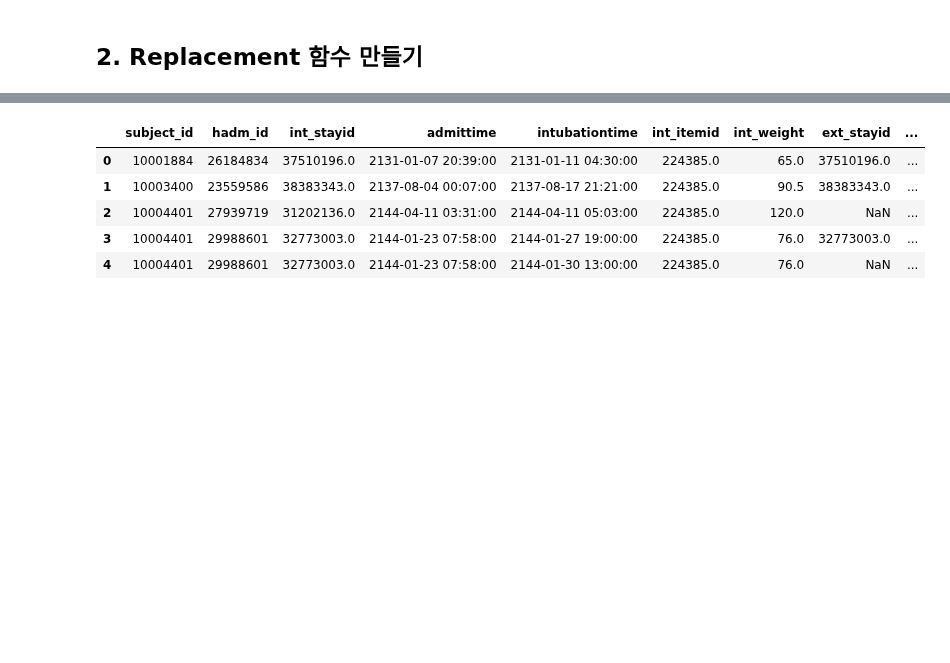
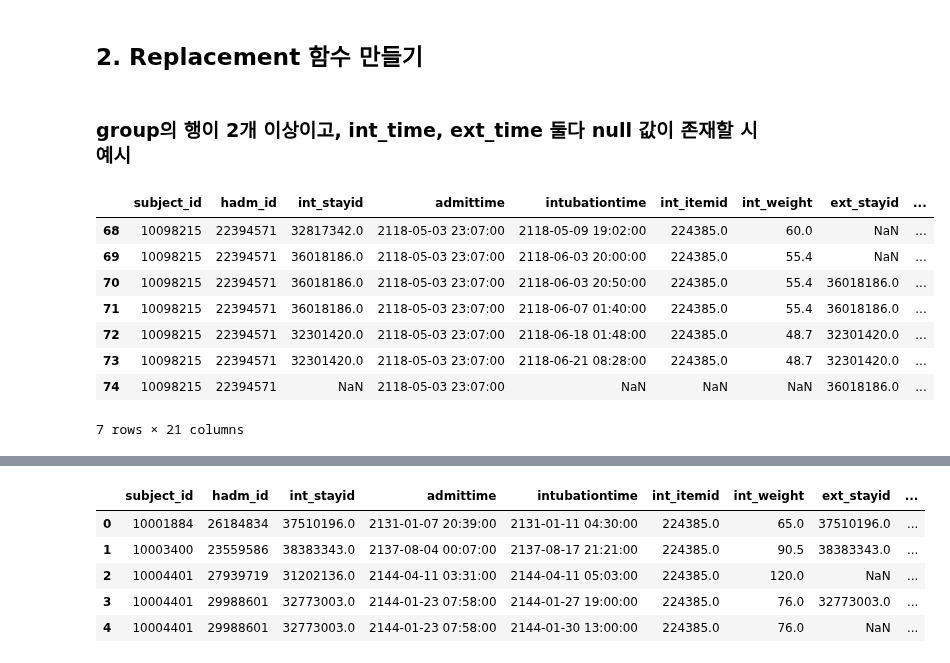
Before and after one commit to sujungleeml/P1_extubationfailure, a Jupyter notebook: 이현준/02. filtering_code.ipynb, the cells around one changed output, grey strips where cells are left out. Saved outputs shown, nothing was run; the diff lists cells and outputs as text; code cells hidden in the pictures; blank space fills up the shorter version.

```diff
--- a/이현준/02. filtering_code.ipynb
+++ b/이현준/02. filtering_code.ipynb
@@ -418,3 +418,5 @@ df_filter.to_csv('./Data/output/alignment_dup_full.csv', index=False)
 import pandas as pd
 
 df_filter = pd.read_csv("./Data/output/alignment_dup_admittime_dataframe.csv")
+# %%
+df_filter_exp = df_filter.copy()
@@ -420,0 +492,14 @@ df_filter = pd.read_csv("./Data/output/alignment_dup_admittime_dataframe.csv")
+# %% [markdown]
+### group의 행이 2개 이상이고, int_time, ext_time 둘다 null 값이 존재할 시 예시
+# %%
+df_filter_exp[(df_filter_exp["subject_id"] == 10098215) & (df_filter_exp["hadm_id"] == 22394571)]
+# %% [output]
+|  | subject_id | hadm_id | int_stayid | admittime | intubationtime | int_itemid | int_weight | ext_stayid | ... |
+| 68 | 10098215 | 22394571 | 32817342.0 | 2118-05-03 23:07:00 | 2118-05-09 19:02:00 | 224385.0 | 60.0 | NaN | ... |
+| 69 | 10098215 | 22394571 | 36018186.0 | 2118-05-03 23:07:00 | 2118-06-03 20:00:00 | 224385.0 | 55.4 | NaN | ... |
+| 70 | 10098215 | 22394571 | 36018186.0 | 2118-05-03 23:07:00 | 2118-06-03 20:50:00 | 224385.0 | 55.4 | 36018186.0 | ... |
+| 71 | 10098215 | 22394571 | 36018186.0 | 2118-05-03 23:07:00 | 2118-06-07 01:40:00 | 224385.0 | 55.4 | 36018186.0 | ... |
+| 72 | 10098215 | 22394571 | 32301420.0 | 2118-05-03 23:07:00 | 2118-06-18 01:48:00 | 224385.0 | 48.7 | 32301420.0 | ... |
+| 73 | 10098215 | 22394571 | 32301420.0 | 2118-05-03 23:07:00 | 2118-06-21 08:28:00 | 224385.0 | 48.7 | 32301420.0 | ... |
+| 74 | 10098215 | 22394571 | NaN | 2118-05-03 23:07:00 | NaN | NaN | NaN | 36018186.0 | ... |
+7 rows × 21 columns
```
Also changed, not shown: parts of 10 cells of this notebook.
